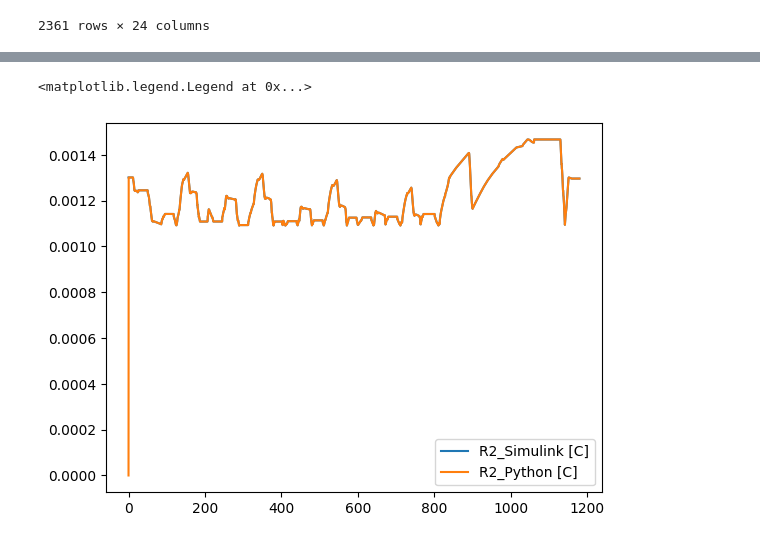
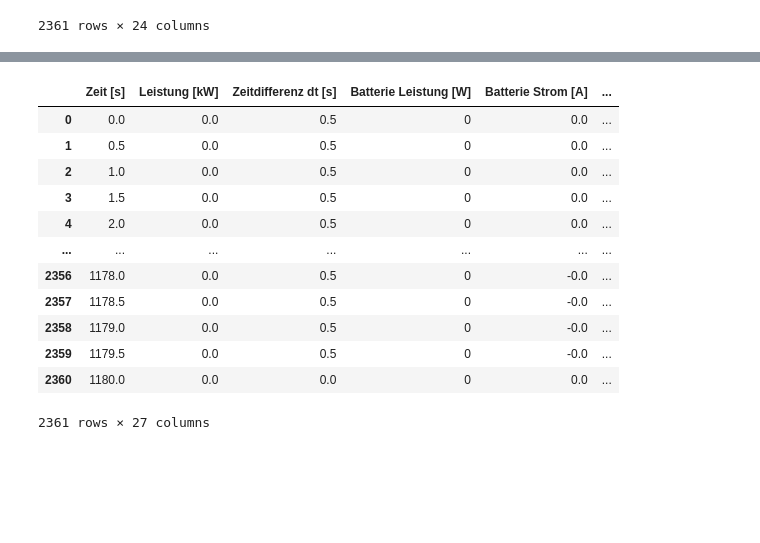
Before and after one commit to TamimWassili94/Batterietechnik_Studienarbeit, a Jupyter notebook: Backend/test.ipynb, the cells around one changed output, grey strips where cells are left out. Drawn from its saved outputs; the diff is of its cells as text; code cells hidden in the pictures; blank space fills up the shorter version.

```diff
--- a/Backend/test.ipynb
+++ b/Backend/test.ipynb
@@ -288,7 +278,16 @@ combined_dataframe['Zeit [s]'] = Battery_Dataframe ["Zeit [s]"]
-# %%
-plt.plot(combined_dataframe['Zeit [s]'], combined_dataframe['R2_Simulink [Ohm]'], label='R2_Simulink [C]')
-plt.plot(combined_dataframe['Zeit [s]'], combined_dataframe['R2_Python [Ohm]'], label='R2_Python [C]')
-plt.legend()
-# %% [output]
-<matplotlib.legend.Legend at 0x...>
-[figure, removed]
+# %%
+display(Battery_Dataframe)
+# %% [output]
+|  | Zeit [s] | Leistung [kW] | Zeitdifferenz dt [s] | Batterie Leistung [W] | Batterie Strom [A] | ... |
+| 0 | 0.0 | 0.0 | 0.5 | 0 | 0.0 | ... |
+| 1 | 0.5 | 0.0 | 0.5 | 0 | 0.0 | ... |
+| 2 | 1.0 | 0.0 | 0.5 | 0 | 0.0 | ... |
+| 3 | 1.5 | 0.0 | 0.5 | 0 | 0.0 | ... |
+| 4 | 2.0 | 0.0 | 0.5 | 0 | 0.0 | ... |
+| ... | ... | ... | ... | ... | ... | ... |
+| 2356 | 1178.0 | 0.0 | 0.5 | 0 | -0.0 | ... |
+| 2357 | 1178.5 | 0.0 | 0.5 | 0 | -0.0 | ... |
+| 2358 | 1179.0 | 0.0 | 0.5 | 0 | -0.0 | ... |
+| 2359 | 1179.5 | 0.0 | 0.5 | 0 | -0.0 | ... |
+| 2360 | 1180.0 | 0.0 | 0.0 | 0 | 0.0 | ... |
+2361 rows × 27 columns
```
Also changed, not shown: parts of 8 cells of this notebook, 16 other files.
